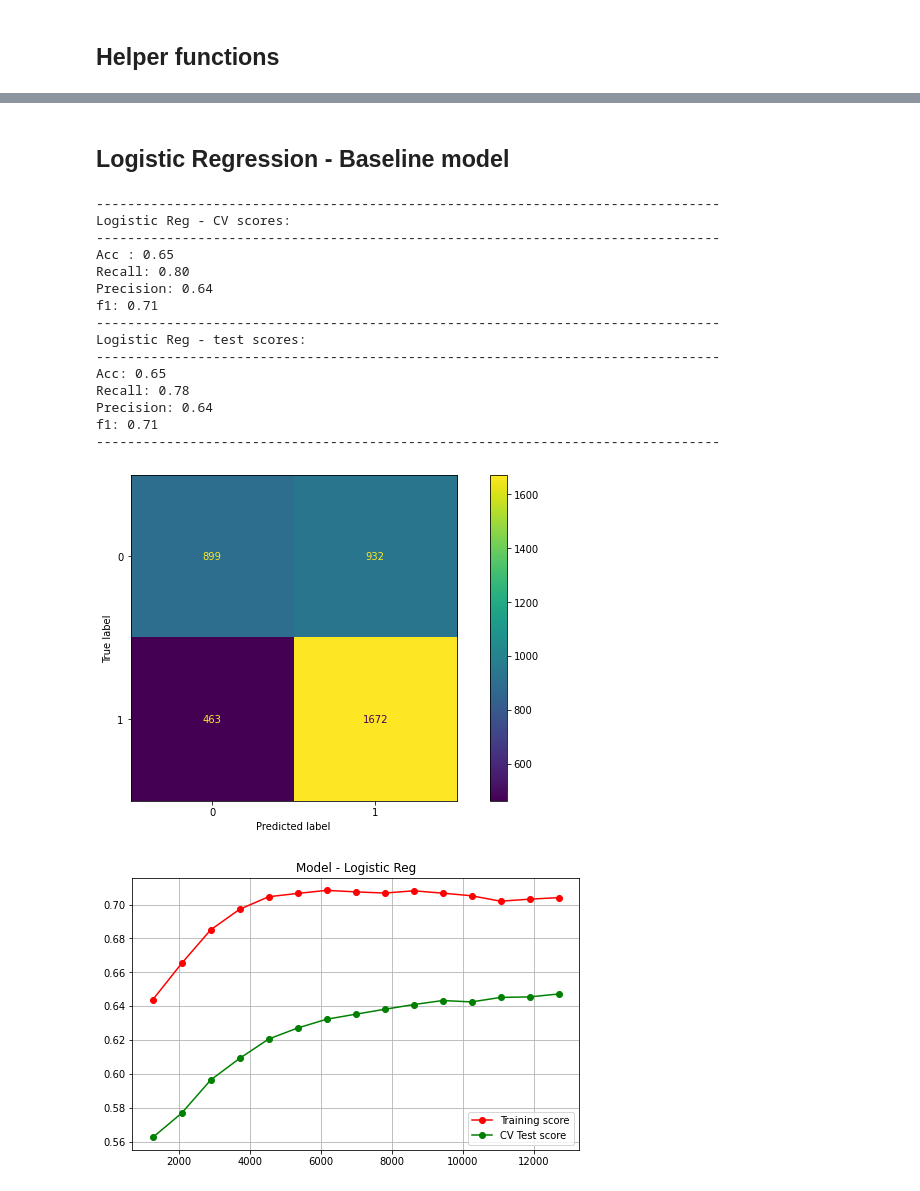
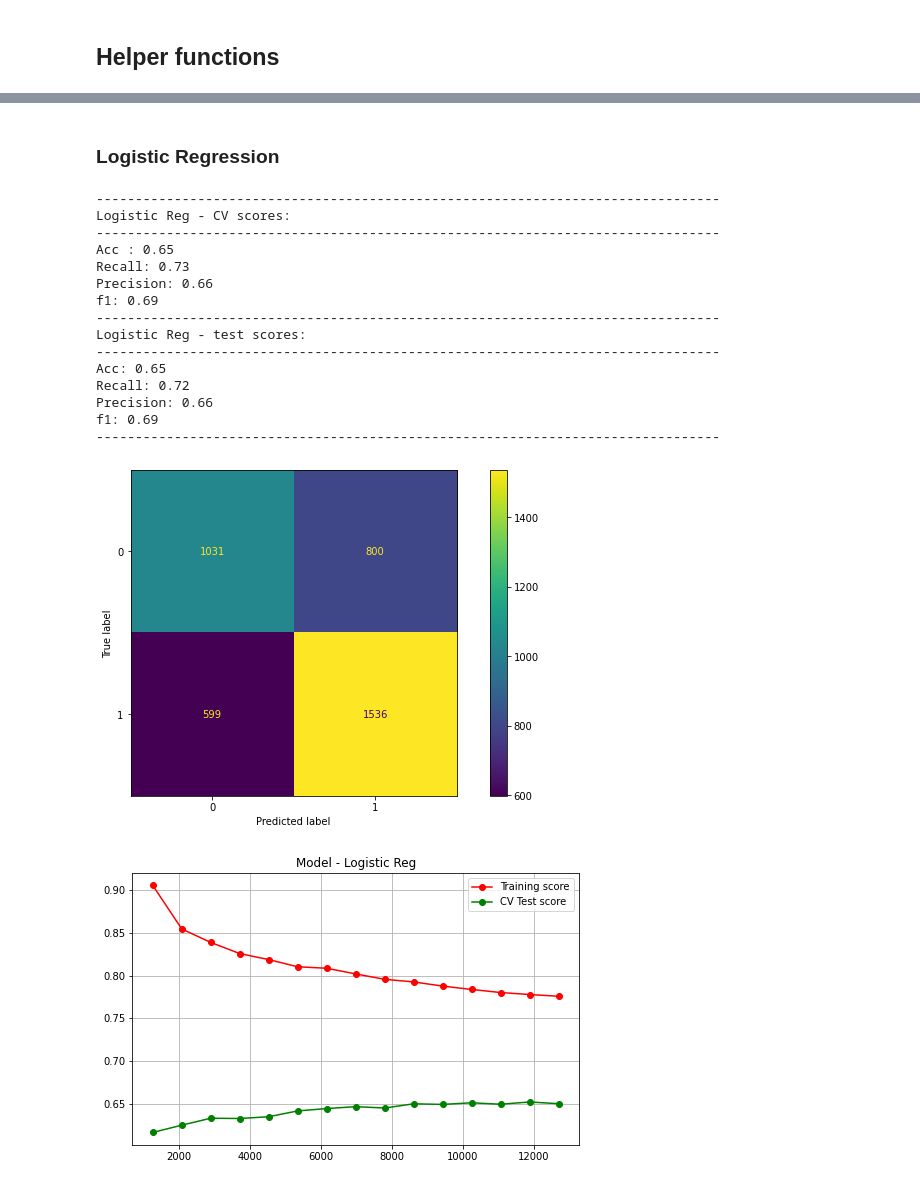
Before and after one commit to EddyEdzwan/StopFAIke, a Jupyter notebook: notebooks/JS_politifact_scrap_ML.ipynb, the cells around one changed output, grey strips where cells are left out. Saved outputs shown, nothing was run; the diff lists cells and outputs as text; code cells hidden in the pictures.

```diff
--- a/notebooks/JS_politifact_scrap_ML.ipynb
+++ b/notebooks/JS_politifact_scrap_ML.ipynb
@@ -81,0 +162,14 @@ def get_scores(model, model_name, X_train, y_train, X_test, y_test):
+# %%
+X_P_train, X_P_test, y_P_train, y_P_test = train_test_split(X_P, y_P, test_size=0.2, random_state=42)
+
+print('-'*80)
+print(f"X_P_train shape: {X_P_train.shape}")
+print(f"y_P_train shape: {y_P_train.shape}")
+print('-'*80)
+print(f"X_P_test shape: {X_P_test.shape}")
+print(f"y_P_test shape: {y_P_test.shape}")
+print('-'*80)
+print('-'*80)
+print(f"Fake (1) proportion in train (%): {y_P_train.sum()/len(y_P_train)*100:.3f}")
+print(f"Fake (1) proportion in test (%): {y_P_test.sum()/len(y_P_test)*100:.3f}")
+print('-'*80)
@@ -181,20 +281,15 @@ Fake (1) proportion in test (%): 53.833
 # %%
-from sklearn.feature_extraction.text import TfidfVectorizer
+vectorizer = TfidfVectorizer()
+X_P_train_vec = vectorizer.fit_transform(X_P_train)
+X_P_test_vec = vectorizer.transform(X_P_test)
 
-vectorizer = TfidfVectorizer(stop_words='english')
-X_train_vec = vectorizer.fit_transform(X_train)
-X_test_vec = vectorizer.transform(X_test)
-
-X_train_vec_df = pd.DataFrame(X_train_vec.toarray(), columns = vectorizer.get_feature_names())
+X_P_train_vec_df = pd.DataFrame(X_P_train_vec.toarray(), columns = vectorizer.get_feature_names())
 
 print('-'*80)
-print(f"X_train_vec shape: {X_train_vec.shape}")
-print(f"X_test_vec shape: {X_test_vec.shape}")
+print(f"X_P_train_vec shape: {X_P_train_vec.shape}")
+print(f"X_P_test_vec shape: {X_P_test_vec.shape}")
 print('-'*80)
-print(f"Number of stop words: {len(vectorizer.get_stop_words())}")
-# print(vectorizer.get_stop_words())
+print(X_P_train_vec_df.head())
 print('-'*80)
-print(X_train_vec_df.head())
-print('-'*80)
 # %% [output]
 --------------------------------------------------------------------------------
@@ -217,29 +315,27 @@ Number of stop words: 318
 # %% [markdown]
-## Logistic Regression - Baseline model
+### Logistic Regression
 # %%
-from sklearn.linear_model import LogisticRegression
+log_model = LogisticRegression(max_iter=1000, n_jobs=-1)
+acc, recall, precision, f1 = get_scores(log_model, 'Logistic Reg', X_P_train_vec, y_P_train, X_P_test_vec, y_P_test)
 
-log_model = LogisticRegression(max_iter=1000, C=0.2, n_jobs=-1)
-acc, recall, precision, f1 = get_scores(log_model, 'Logistic Reg', X_train_vec, y_train, X_test_vec, y_test)
+plot_confusion_matrix(log_model, X_P_test_vec, y_P_test, values_format='d');
 
-plot_confusion_matrix(log_model, X_test_vec, y_test, values_format='d');
-
-plot_learning_curve(log_model, 'Logistic Reg', X_train_vec, y_train)
+plot_learning_curve(log_model, 'Logistic Reg', X_P_train_vec, y_P_train)
 # %% [output]
 --------------------------------------------------------------------------------
 Logistic Reg - CV scores:
 --------------------------------------------------------------------------------
 Acc : 0.65
-Recall: 0.80
-Precision: 0.64
-f1: 0.71
+Recall: 0.73
+Precision: 0.66
+f1: 0.69
 --------------------------------------------------------------------------------
 Logistic Reg - test scores:
 --------------------------------------------------------------------------------
 Acc: 0.65
-Recall: 0.78
-Precision: 0.64
-f1: 0.71
+Recall: 0.72
+Precision: 0.66
+f1: 0.69
 --------------------------------------------------------------------------------
-[figure, old version]
+[figure, new version]
-[figure, old version]
+[figure, new version]
```
Also changed, not shown: parts of 96 cells of this notebook, 2 other files.
